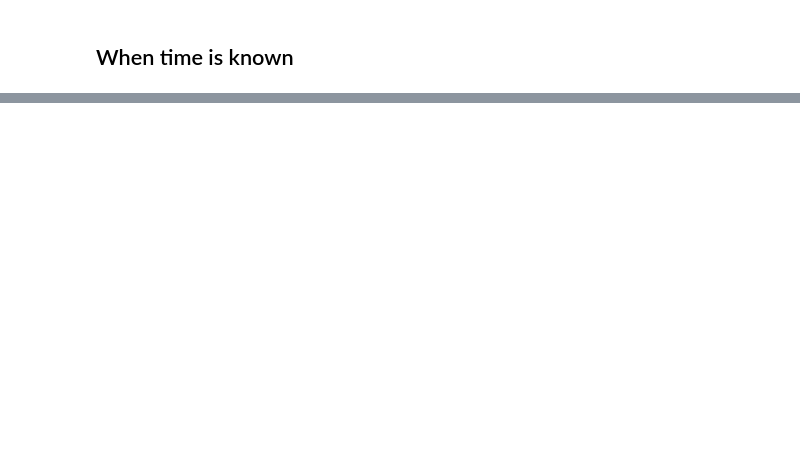
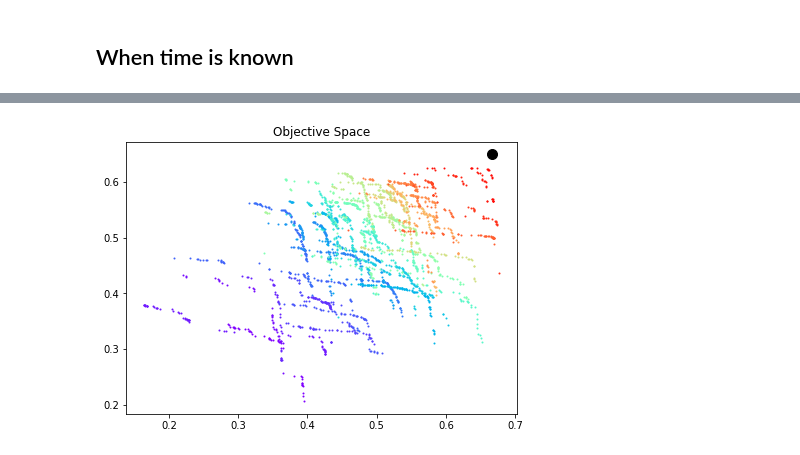
Before and after one commit to hhnam96/AstroGeo, a Jupyter notebook: ETP.ipynb, the cells around one changed output, grey strips where cells are left out. Saved outputs shown, nothing was run; the diff lists cells and outputs as text; code cells hidden in the pictures; blank space fills up the shorter version.

```diff
--- a/ETP.ipynb
+++ b/ETP.ipynb
@@ -153,0 +587,20 @@ print(r2_score(y_true, y_pred), r2_score(y, y_pred))
+# %%
+%matplotlib inline
+plt.figure(figsize=(7, 5))
+metric_optimal = metric_piecewise([depth, func_inv_SR(depth)], [depth, y], fs, interpolator, n_pieces)
+
+for i in range(N_ensemble):
+    res = res_ensemble[i]
+    plt.scatter(-res.F[:, 0], -res.F[:, 1], s=1, color=cmap(i/N_ensemble))
+f1min, f1max = -res.F[:,0].min(), -res.F[:,1].max()
+f1grid = np.linspace(0, 1, 100)
+plt.scatter(*metric_optimal, s=100, marker='o', color="black")
+# for i in range(res.F.shape[0]):
+#     plt.plot(f1grid, -res.F[i,0] + -res.F[i,1] - f1grid, color="black",alpha=0.5)
+plt.title("Objective Space")
+# plt.xlim([0,1])
+# plt.ylim([0,1])
+# plt.plot(metric_optimal[0],metric_optimal[1], "d", color="black")
+plt.show()
+# %% [output]
+[figure, added]
```
Also changed, not shown: parts of 53 cells of this notebook, 7 other files.
